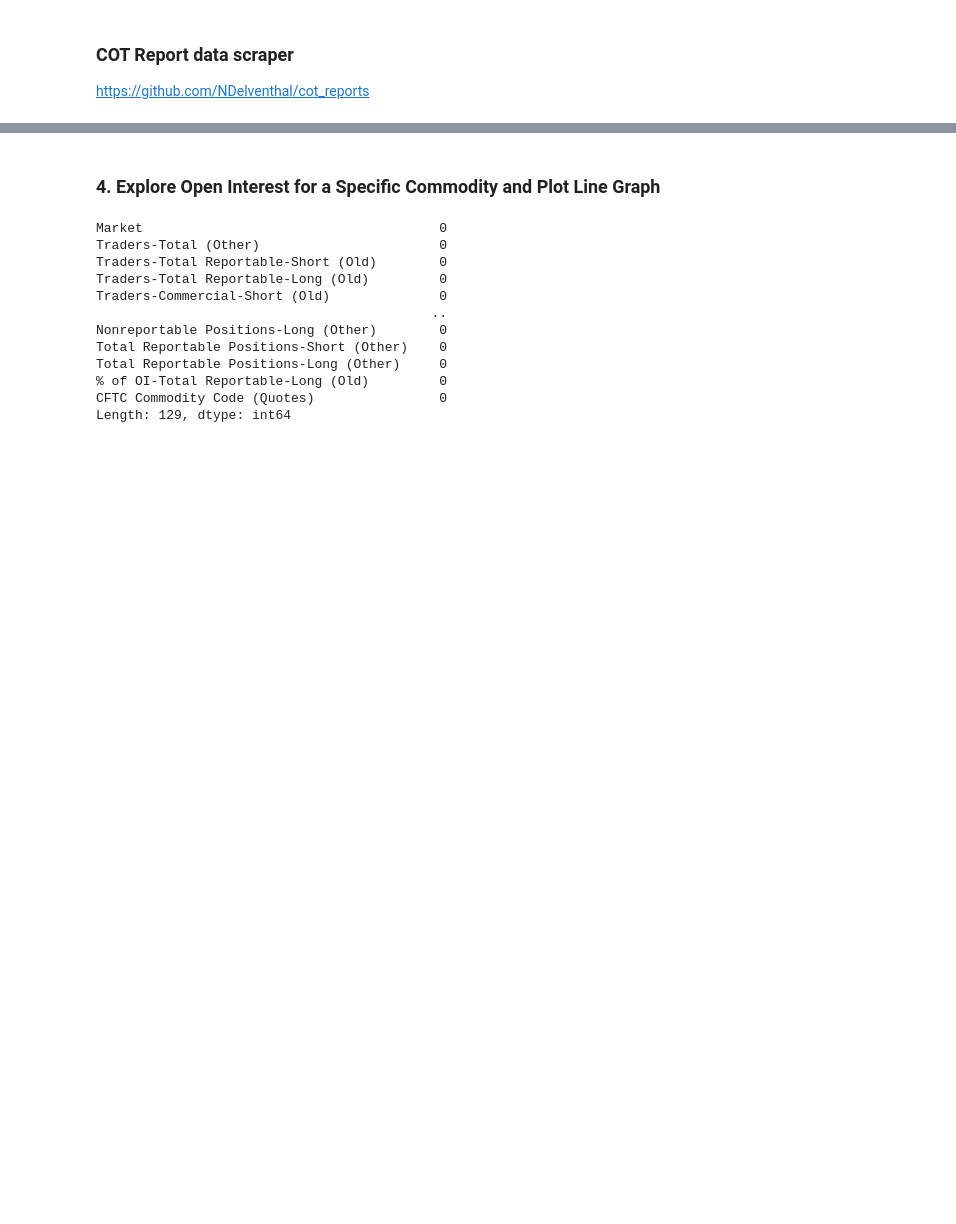
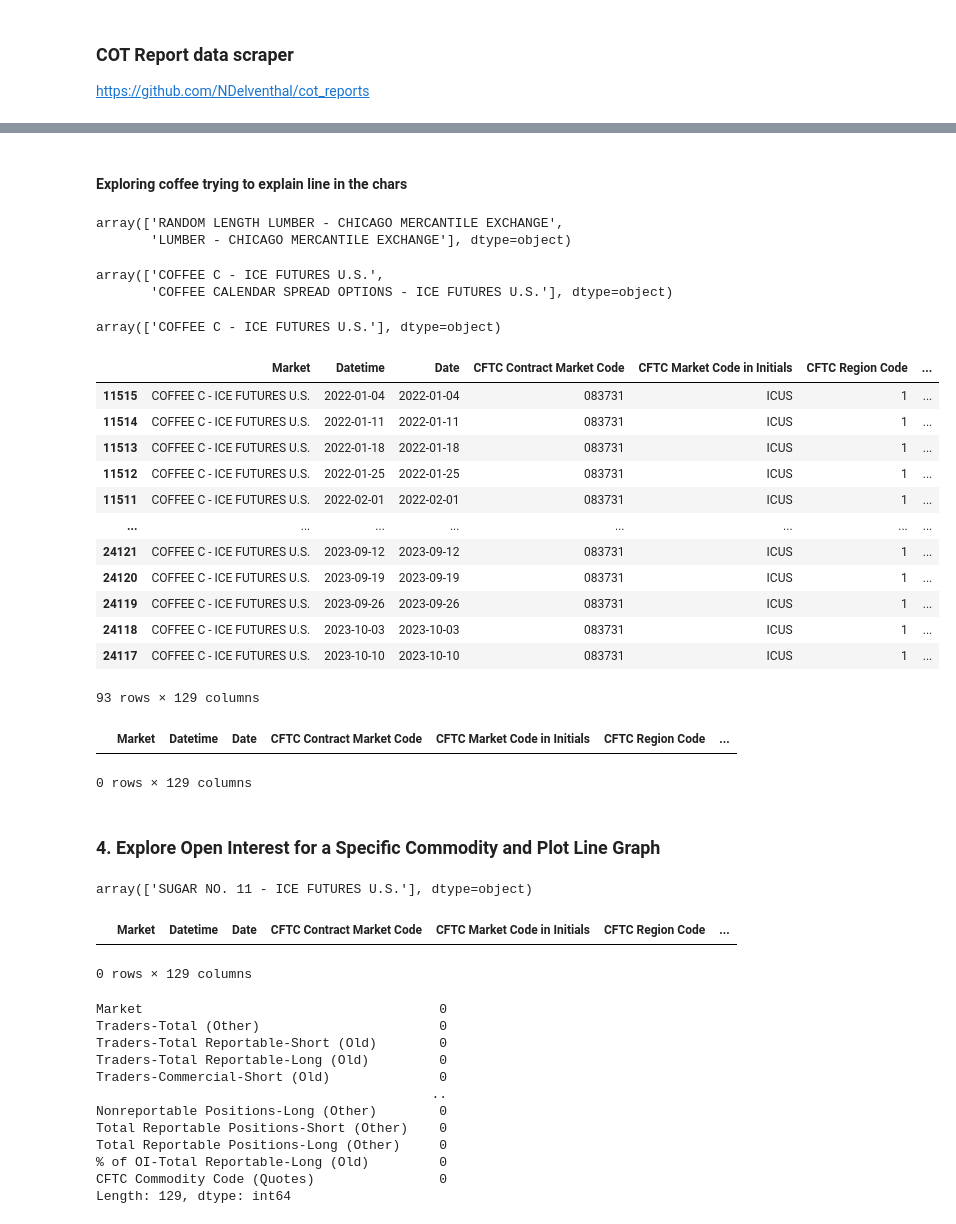
Before and after one commit to JPow/COT, a Jupyter notebook: COT Report Open Interest Indexer Python Code.ipynb, the cells around one changed output, grey strips where cells are left out. Drawn from its saved outputs; the diff is of its cells as text; code cells hidden in the pictures; blank space fills up the shorter version.

```diff
--- a/COT Report Open Interest Indexer Python Code.ipynb
+++ b/COT Report Open Interest Indexer Python Code.ipynb
@@ -100,8 +138,57 @@ plt.ylabel("Open Interest")
-# %% [markdown]
-### 4. Explore Open Interest for a Specific Commodity and Plot Line Graph
+# %% [markdown]
+#### Exploring coffee trying to explain line in the chars
+# %%
+lumber = df[df["Market"].str.contains("lumber", case=False)]
+lumber["Market"].unique()
+# %% [output]
+array(['RANDOM LENGTH LUMBER - CHICAGO MERCANTILE EXCHANGE',
+       'LUMBER - CHICAGO MERCANTILE EXCHANGE'], dtype=object)
+# %%
+coffee = df[df["Market"].str.contains("coffee", case=False)]
+coffee["Market"].unique()
+# %% [output]
+array(['COFFEE C - ICE FUTURES U.S.',
+       'COFFEE CALENDAR SPREAD OPTIONS - ICE FUTURES U.S.'], dtype=object)
+# %%
+coffee = df[df["Market"].str.contains(r"coffee c\b", case=False)]
+coffee["Market"].unique()
+# %% [output]
+array(['COFFEE C - ICE FUTURES U.S.'], dtype=object)
+# %%
+coffee.sort_values("Datetime") #sorting by datetime
+# %% [output]
+|  | Market | Datetime | Date | CFTC Contract Market Code | CFTC Market Code in Initials | CFTC Region Code | ... |
+| 11515 | COFFEE C - ICE FUTURES U.S. | 2022-01-04 | 2022-01-04 | 083731 | ICUS | 1 | ... |
+| 11514 | COFFEE C - ICE FUTURES U.S. | 2022-01-11 | 2022-01-11 | 083731 | ICUS | 1 | ... |
+| 11513 | COFFEE C - ICE FUTURES U.S. | 2022-01-18 | 2022-01-18 | 083731 | ICUS | 1 | ... |
+| 11512 | COFFEE C - ICE FUTURES U.S. | 2022-01-25 | 2022-01-25 | 083731 | ICUS | 1 | ... |
+| 11511 | COFFEE C - ICE FUTURES U.S. | 2022-02-01 | 2022-02-01 | 083731 | ICUS | 1 | ... |
+| ... | ... | ... | ... | ... | ... | ... | ... |
+| 24121 | COFFEE C - ICE FUTURES U.S. | 2023-09-12 | 2023-09-12 | 083731 | ICUS | 1 | ... |
+| 24120 | COFFEE C - ICE FUTURES U.S. | 2023-09-19 | 2023-09-19 | 083731 | ICUS | 1 | ... |
+| 24119 | COFFEE C - ICE FUTURES U.S. | 2023-09-26 | 2023-09-26 | 083731 | ICUS | 1 | ... |
+| 24118 | COFFEE C - ICE FUTURES U.S. | 2023-10-03 | 2023-10-03 | 083731 | ICUS | 1 | ... |
+| 24117 | COFFEE C - ICE FUTURES U.S. | 2023-10-10 | 2023-10-10 | 083731 | ICUS | 1 | ... |
+93 rows × 129 columns
+# %%
+#Look for duplicate date values
+coffee[coffee.duplicated(subset = ["Datetime"])]
+# %% [output]
+|  | Market | Datetime | Date | CFTC Contract Market Code | CFTC Market Code in Initials | CFTC Region Code | ... |
+0 rows × 129 columns
+# %% [markdown]
+### 4. Explore Open Interest for a Specific Commodity and Plot Line Graph
 # %%
 #find markets including the word sugar, what out for duplication of markets
 sugar = df[df["Market"].str.contains("sugar", case=False)]
+sugar["Market"].unique()
+# %% [output]
+array(['SUGAR NO. 11 - ICE FUTURES U.S.'], dtype=object)
+# %%
+sugar[sugar.duplicated(subset = ["OI"])]
+# %% [output]
+|  | Market | Datetime | Date | CFTC Contract Market Code | CFTC Market Code in Initials | CFTC Region Code | ... |
+0 rows × 129 columns
 # %%
 #check for any mission valuues
 sugar.isnull().sum().sort_values()
```
Also changed, not shown: parts of 24 cells of this notebook.
